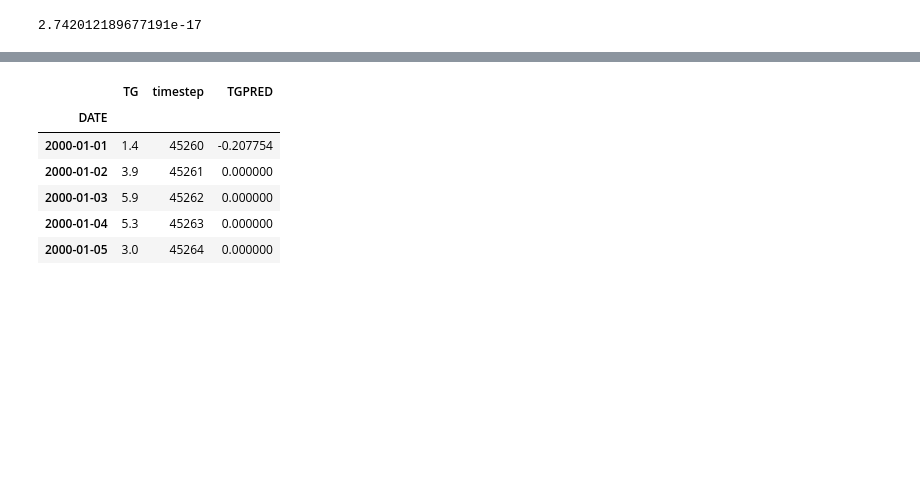
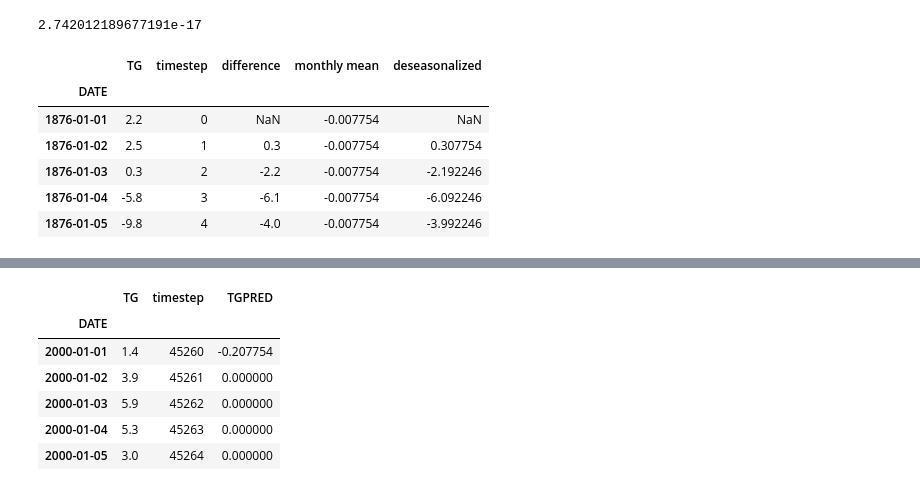
Before and after one commit to bvitos/spiced-projects, a Jupyter notebook: project_05/weather_baseline.ipynb, the cells around one changed output, grey strips where cells are left out. Cells and saved outputs as stored; diff of their text form; code cells hidden in the pictures; blank space fills up the shorter version.

```diff
--- a/project_05/weather_baseline.ipynb
+++ b/project_05/weather_baseline.ipynb
@@ -138,3 +156,13 @@ ypred=df_train['deseasonalized'].mean()   # baseline (mean) prediction after tre
 ypred
 # %% [output]
 2.742012189677191e-17
+# %%
+df_train.head()
+# %% [output]
+|  | TG | timestep | difference | monthly mean | deseasonalized |
+| DATE |  |  |  |  |  |
+| 1876-01-01 | 2.2 | 0 | NaN | -0.007754 | NaN |
+| 1876-01-02 | 2.5 | 1 | 0.3 | -0.007754 | 0.307754 |
+| 1876-01-03 | 0.3 | 2 | -2.2 | -0.007754 | -2.192246 |
+| 1876-01-04 | -5.8 | 3 | -6.1 | -0.007754 | -6.092246 |
+| 1876-01-05 | -9.8 | 4 | -4.0 | -0.007754 | -3.992246 |
```
Also changed, not shown: parts of 8 cells of this notebook, 5 other files.
